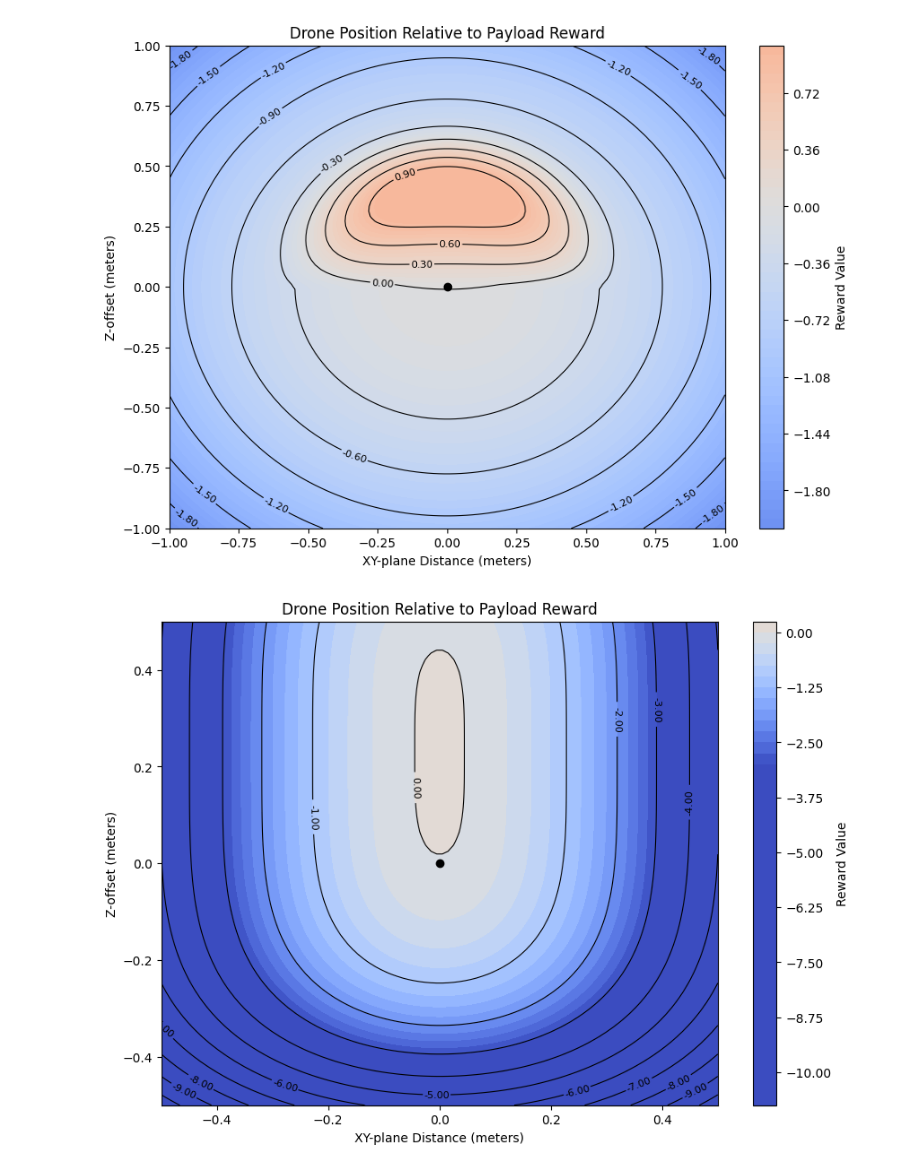
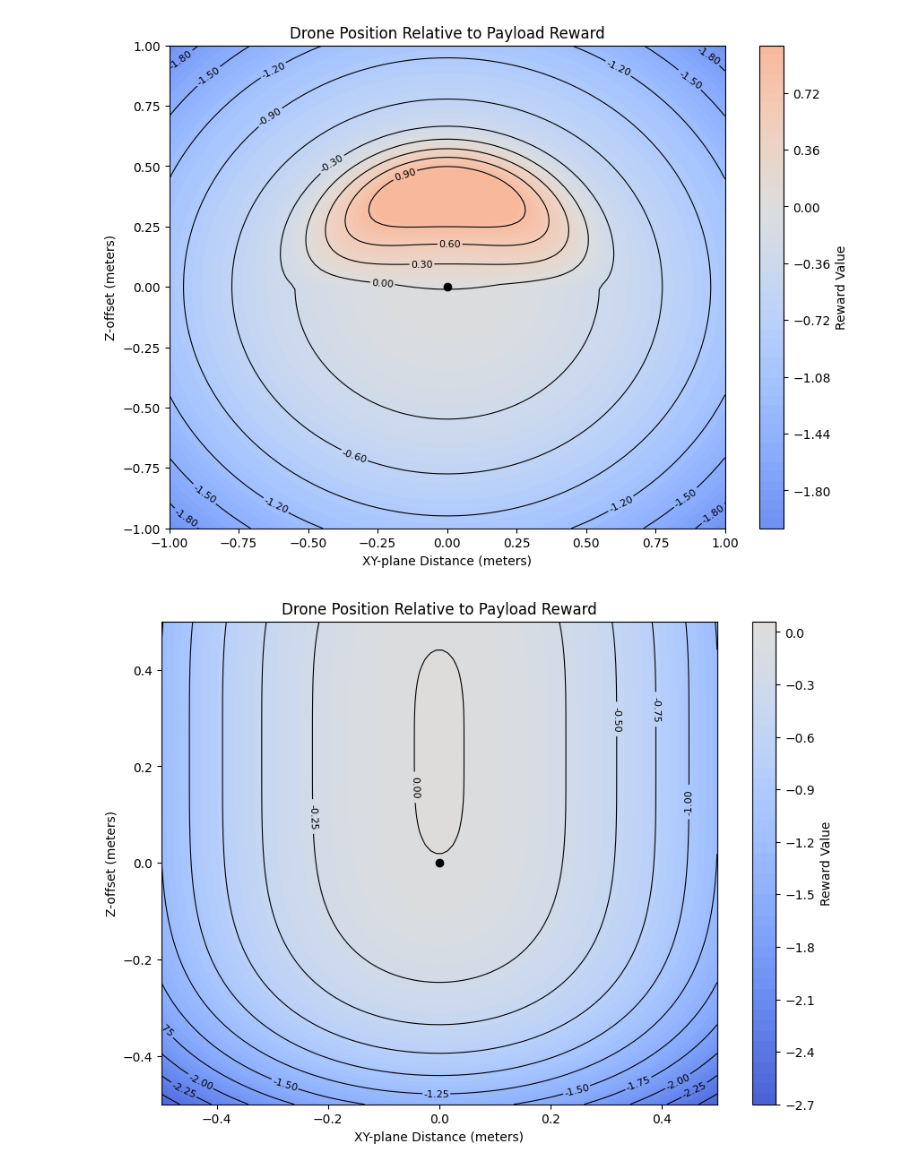
Before and after one commit to viktorlorentz/quad-rl, a Jupyter notebook: reward.ipynb, the cells around one changed output. Drawn from its saved outputs; the diff is of its cells as text; code cells hidden in the pictures.

Commit message:
scale above payload reward properly

```diff
--- a/reward.ipynb
+++ b/reward.ipynb
@@ -106,7 +106,7 @@ def reward_function_scaled_z(xy_distance, z_offset):
 
 
 
-    reward = 20 * (.002-(z_offset - 0.23)**4 - (xy_distance)**2)
+    reward = 5 * (.002-(z_offset - 0.23)**4 - (xy_distance)**2)
 
 
 
@@ -118,7 +118,7 @@ def reward_function_scaled_z(xy_distance, z_offset):
     # gauss over z_offset
     #reward = np.exp(-0.5 * (z_offset ** 2) / variance) if variance > 0 else 0.0
 
-    reward = min(1.0 , reward)
+    #reward = min(1.0 , reward)
     return reward
 
 
@@ -134,31 +134,31 @@ Z = z_offsets
 
 xy_distances = np.abs(xy_distances)
 
 # Recompute rewards for the scaled z-offset function
 reward_values_scaled_z = np.array([
     [reward_function_scaled_z(d, z) for d in xy_distances] for z in z_offsets
 ])
 
 # Create the 2D color plot with contour lines
 plt.figure(figsize=(10, 7))
 
 # Plot the heatmap clamped to -1 to 1
 contourf = plt.contourf(X, Z, reward_values_scaled_z, levels=50, cmap='coolwarm' , vmin=-3, vmax=3)
 
 # Overlay contour lines
 contour = plt.contour(X, Z, reward_values_scaled_z, levels=10, colors='black', linewidths=0.8, linestyles='solid')
 plt.clabel(contour, inline=True, fontsize=8, fmt="%.2f")
 
 #mark 0 point wiht dot
 plt.plot(0, 0, 'ko')
 
 
 # Add colorbar and labels
 plt.colorbar(contourf, label='Reward Value')
 plt.xlabel('XY-plane Distance (meters)')
 plt.ylabel('Z-offset (meters)')
 plt.title('Drone Position Relative to Payload Reward')
 
 plt.show()
 # %% [output]
-[figure, old version]
+[figure, new version]
```
Also changed, not shown: 1 other file.
